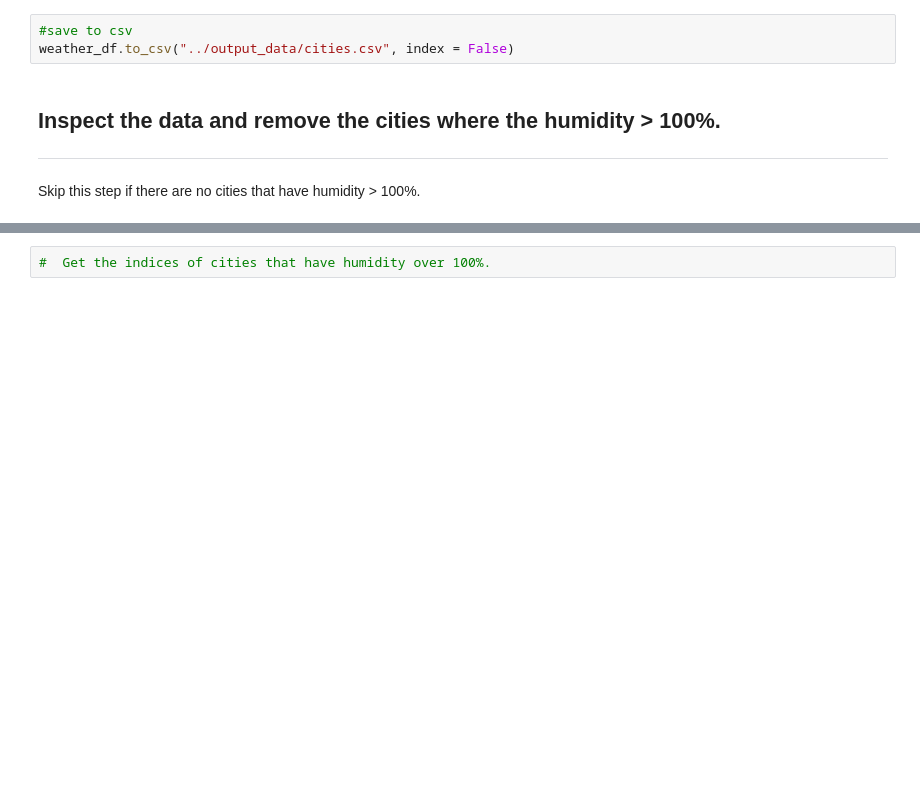
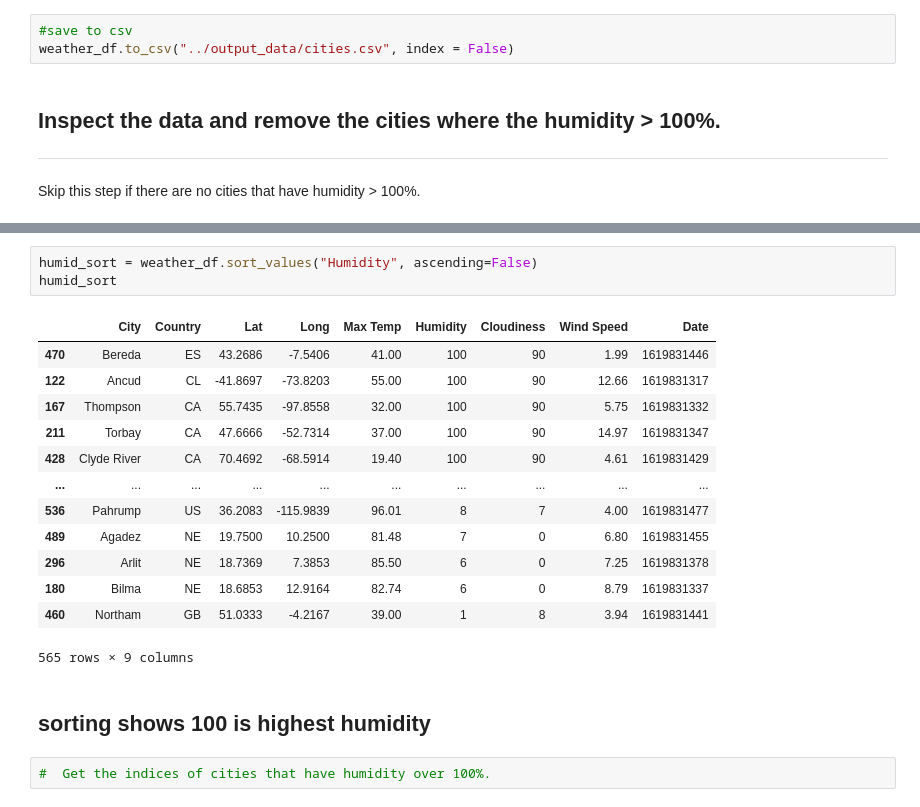
Before and after one commit to kelseyv4/python-api-challenge, a Jupyter notebook: starter_code/WeatherPy.ipynb, the cells around one changed output, grey strips where cells are left out. Saved outputs shown, nothing was run; the diff lists cells and outputs as text; blank space fills up the shorter version.

Commit message:
sorted humidity

```diff
--- a/starter_code/WeatherPy.ipynb
+++ b/starter_code/WeatherPy.ipynb
@@ -199,3 +188,22 @@ Skip this step if there are no cities that have humidity > 100%.
+# %%
+humid_sort = weather_df.sort_values("Humidity", ascending=False)
+humid_sort
+# %% [output]
+|  | City | Country | Lat | Long | Max Temp | Humidity | Cloudiness | Wind Speed | Date |
+| 470 | Bereda | ES | 43.2686 | -7.5406 | 41.00 | 100 | 90 | 1.99 | 1619831446 |
+| 122 | Ancud | CL | -41.8697 | -73.8203 | 55.00 | 100 | 90 | 12.66 | 1619831317 |
+| 167 | Thompson | CA | 55.7435 | -97.8558 | 32.00 | 100 | 90 | 5.75 | 1619831332 |
+| 211 | Torbay | CA | 47.6666 | -52.7314 | 37.00 | 100 | 90 | 14.97 | 1619831347 |
+| 428 | Clyde River | CA | 70.4692 | -68.5914 | 19.40 | 100 | 90 | 4.61 | 1619831429 |
+| ... | ... | ... | ... | ... | ... | ... | ... | ... | ... |
+| 536 | Pahrump | US | 36.2083 | -115.9839 | 96.01 | 8 | 7 | 4.00 | 1619831477 |
+| 489 | Agadez | NE | 19.7500 | 10.2500 | 81.48 | 7 | 0 | 6.80 | 1619831455 |
+| 296 | Arlit | NE | 18.7369 | 7.3853 | 85.50 | 6 | 0 | 7.25 | 1619831378 |
+| 180 | Bilma | NE | 18.6853 | 12.9164 | 82.74 | 6 | 0 | 8.79 | 1619831337 |
+| 460 | Northam | GB | 51.0333 | -4.2167 | 39.00 | 1 | 8 | 3.94 | 1619831441 |
+565 rows × 9 columns
+# %% [markdown]
+## sorting shows 100 is highest humidity
 # %%
 #  Get the indices of cities that have humidity over 100%.
 # %% [output]
```
Also changed, not shown: parts of 1 cell of this notebook.
